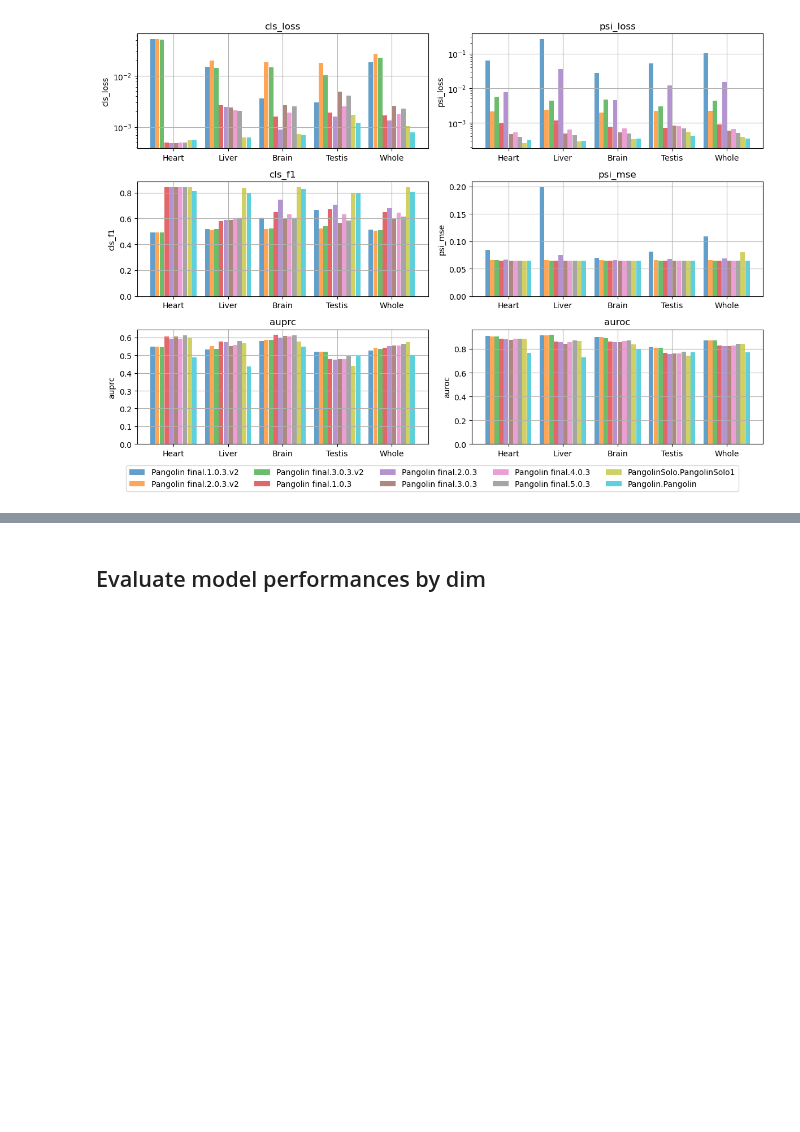
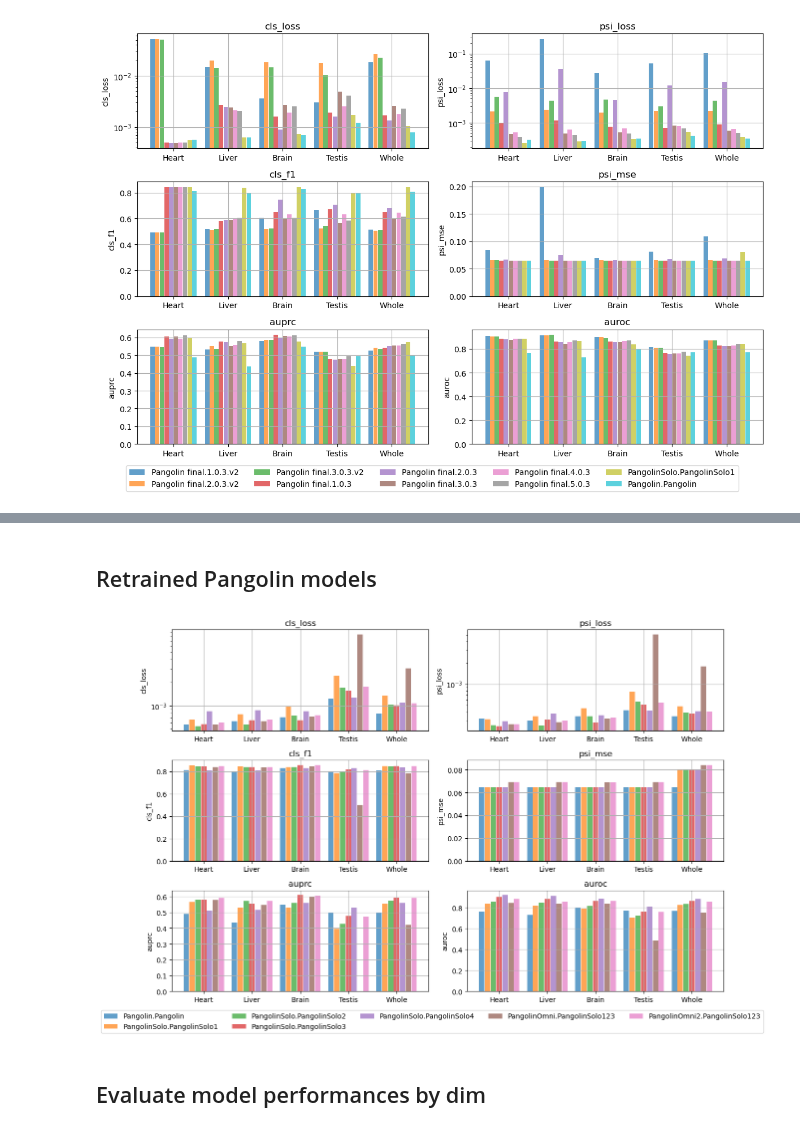
Before and after one commit to qiuresearch/AmbiSplice, a Jupyter notebook: metrics_eval.ipynb, the cells around one changed output, grey strips where cells are left out. Saved outputs shown, nothing was run; the diff lists cells and outputs as text; code cells hidden in the pictures; blank space fills up the shorter version.

```diff
--- a/metrics_eval.ipynb
+++ b/metrics_eval.ipynb
@@ -134,3 +173,71 @@ plot_model_dataset_metrics(model_dataset_metrics)
+# %% [markdown]
+## Retrained Pangolin models
+# %%
+importlib.reload(visuals)
+pangolin_pangolin_dir = 'checkpoints/pangolin.pangolin_2025-10-21_22-16-17_mnsgbck4'
+pangolinsolo_pangolinsolo1_dir = 'checkpoints/pangolinsolo.pangolinsolo1_2025-10-25_11-46-07_cqw6jfnv'
+pangolinsolo_pangolinsolo2_dir = 'checkpoints/pangolinsolo.pangolinsolo2_2025-10-29_05-02-24_4wltwlym'
+pangolinsolo_pangolinsolo3_dir = 'checkpoints/pangolinsolo.pangolinsolo3_2025-10-29_03-43-28_l9t6a1nc'
+pangolinsolo_pangolinsolo4_dir = 'checkpoints/pangolinsolo.pangolinsolo4_2025-10-27_16-15-32_8l8omvzn'
+
+pangolinomni_pangolinsolo123_dir = 'checkpoints/pangolinomni.pangolinsolo123_2025-10-21_23-25-37_bsi1y0zt'
+pangolinomni2_pangolinsolo123_dir = 'checkpoints/pangolinomni2.pangolinsolo123_2025-10-27_07-27-47_933otwx4/'
+
+model_dataset_paths = {
+    'Pangolin.Pangolin': {
+        'Heart':  f'{pangolin_pangolin_dir}/pangolin_test_agg_metrics_dim0.yaml',
+        'Liver':  f'{pangolin_pangolin_dir}/pangolin_test_agg_metrics_dim1.yaml',
+        'Brain':  f'{pangolin_pangolin_dir}/pangolin_test_agg_metrics_dim2.yaml',
+        'Testis': f'{pangolin_pangolin_dir}/pangolin_test_agg_metrics_dim3.yaml',
+        'Whole':  f'{pangolin_pangolin_dir}/pangolin_test_agg_metrics.yaml',
+    },
+    'PangolinSolo.PangolinSolo1': {
+        'Heart':  f'{pangolinsolo_pangolinsolo1_dir}/pangolin_test_heart_agg_metrics.yaml',
+        'Liver':  f'{pangolinsolo_pangolinsolo1_dir}/pangolin_test_liver_agg_metrics.yaml',
+        'Brain':  f'{pangolinsolo_pangolinsolo1_dir}/pangolin_test_brain_agg_metrics.yaml',
+        'Testis': f'{pangolinsolo_pangolinsolo1_dir}/pangolin_test_testis_agg_metrics.yaml',
+        'Whole':  f'{pangolinsolo_pangolinsolo1_dir}/pangolin_test_heart-liver-brain-testis_agg_metrics.yaml',
+    },
+    'PangolinSolo.PangolinSolo2': {
+        'Heart':  f'{pangolinsolo_pangolinsolo2_dir}/pangolin_test_heart_agg_metrics.yaml',
+        'Liver':  f'{pangolinsolo_pangolinsolo2_dir}/pangolin_test_liver_agg_metrics.yaml',
+        'Brain':  f'{pangolinsolo_pangolinsolo2_dir}/pangolin_test_brain_agg_metrics.yaml',
+        'Testis': f'{pangolinsolo_pangolinsolo2_dir}/pangolin_test_testis_agg_metrics.yaml',
+        'Whole':  f'{pangolinsolo_pangolinsolo2_dir}/pangolin_test_heart-liver-brain-testis_agg_metrics.yaml',
+    },
+    'PangolinSolo.PangolinSolo3': {
+        'Heart':  f'{pangolinsolo_pangolinsolo3_dir}/pangolin_test_heart_agg_metrics.yaml',
+        'Liver':  f'{pangolinsolo_pangolinsolo3_dir}/pangolin_test_liver_agg_metrics.yaml',
+        'Brain':  f'{pangolinsolo_pangolinsolo3_dir}/pangolin_test_brain_agg_metrics.yaml',
+        'Testis': f'{pangolinsolo_pangolinsolo3_dir}/pangolin_test_testis_agg_metrics.yaml',
+        'Whole':  f'{pangolinsolo_pangolinsolo3_dir}/pangolin_test_heart-liver-brain-testis_agg_metrics.yaml',
+    },
+    'PangolinSolo.PangolinSolo4': {
+        'Heart':  f'{pangolinsolo_pangolinsolo4_dir}/pangolin_test_heart_agg_metrics.yaml',
+        'Liver':  f'{pangolinsolo_pangolinsolo4_dir}/pangolin_test_liver_agg_metrics.yaml',
+        'Brain':  f'{pangolinsolo_pangolinsolo4_dir}/pangolin_test_brain_agg_metrics.yaml',
+        'Testis': f'{pangolinsolo_pangolinsolo4_dir}/pangolin_test_testis_agg_metrics.yaml',
+        'Whole':  f'{pangolinsolo_pangolinsolo4_dir}/pangolin_test_heart-liver-brain-testis_agg_metrics.yaml',
+    },
+    'PangolinOmni.PangolinSolo123': {
+        'Heart':  f'{pangolinomni_pangolinsolo123_dir}/pangolin_test_heart_agg_metrics.yaml',
+        'Liver':  f'{pangolinomni_pangolinsolo123_dir}/pangolin_test_liver_agg_metrics.yaml',
+        'Brain':  f'{pangolinomni_pangolinsolo123_dir}/pangolin_test_brain_agg_metrics.yaml',
+        'Testis': f'{pangolinomni_pangolinsolo123_dir}/pangolin_test_testis_agg_metrics.yaml',
+        'Whole':  f'{pangolinomni_pangolinsolo123_dir}/pangolin_test_heart-liver-brain-testis_agg_metrics.yaml',
+    },
+    'PangolinOmni2.PangolinSolo123': {
+        'Heart':  f'{pangolinomni2_pangolinsolo123_dir}/pangolin_test_heart_agg_metrics.yaml',
+        'Liver':  f'{pangolinomni2_pangolinsolo123_dir}/pangolin_test_liver_agg_metrics.yaml',
+        'Brain':  f'{pangolinomni2_pangolinsolo123_dir}/pangolin_test_brain_agg_metrics.yaml',
+        'Testis': f'{pangolinomni2_pangolinsolo123_dir}/pangolin_test_testis_agg_metrics.yaml',
+        'Whole':  f'{pangolinomni2_pangolinsolo123_dir}/pangolin_test_heart-liver-brain-testis_agg_metrics.yaml',
+    },
+}
+model_dataset_metrics = visuals.load_model_dataset_metrics(model_dataset_paths)
+visuals.plot_model_dataset_metrics(model_dataset_metrics)
+# %% [output]
+[figure, added]
 # %% [markdown]
 ## Evaluate model performances by dim
 # %%
```
Also changed, not shown: parts of 5 cells of this notebook, 3 other files.
